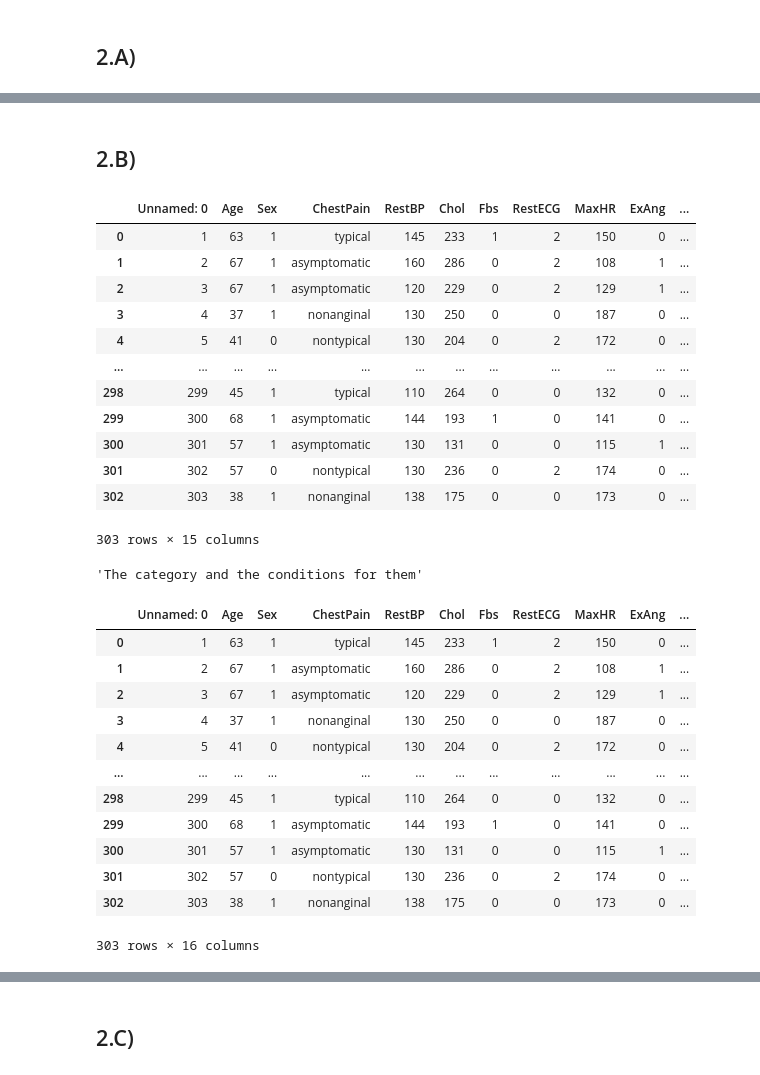
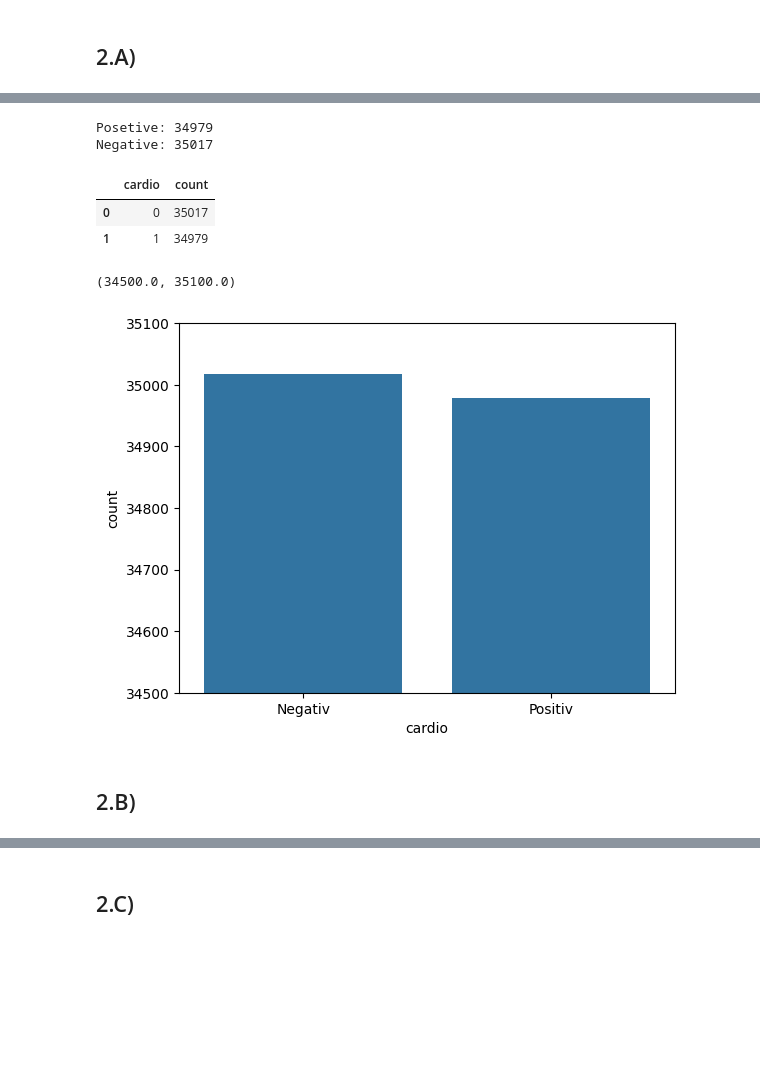
Before and after one commit to MiltonOberg/Artificial_Intelligence2-Milton-OPA23, a Jupyter notebook: Labb_1/labb_1.ipynb, the cells around one changed output, grey strips where cells are left out. Saved outputs shown, nothing was run; the diff lists cells and outputs as text; code cells hidden in the pictures; blank space fills up the shorter version.

```diff
--- a/Labb_1/labb_1.ipynb
+++ b/Labb_1/labb_1.ipynb
@@ -610,46 +608,24 @@ sns.countplot(df_heart, x= "AHD", hue="AHD")
+# %%
+cardio_negative= (df_cardio["cardio"]== 0).sum()
+cardio_posetive= (df_cardio["cardio"]== 1).sum()
+print(f"Posetive: {cardio_posetive}\nNegative: {cardio_negative}")
+# %% [output]
+Posetive: 34979
+Negative: 35017
+# %%
+cardio_counts = df_cardio['cardio'].value_counts().reset_index(name= "count")
+
+cardio_counts
+# %% [output]
+|  | cardio | count |
+| 0 | 0 | 35017 |
+| 1 | 1 | 34979 |
+# %%
+sns.barplot(data= cardio_counts, x= "cardio", y= "count")
+plt.xticks(ticks=[0, 1], labels=['Negativ', 'Positiv'])
+plt.ylim([34500, 35100])
+# %% [output]
+(34500.0, 35100.0)
+[figure, added]
 # %% [markdown]
 ## 2.B)
-# %%
-df_heart
-# %% [output]
-|  | Unnamed: 0 | Age | Sex | ChestPain | RestBP | Chol | Fbs | RestECG | MaxHR | ExAng | ... |
-| 0 | 1 | 63 | 1 | typical | 145 | 233 | 1 | 2 | 150 | 0 | ... |
-| 1 | 2 | 67 | 1 | asymptomatic | 160 | 286 | 0 | 2 | 108 | 1 | ... |
-| 2 | 3 | 67 | 1 | asymptomatic | 120 | 229 | 0 | 2 | 129 | 1 | ... |
-| 3 | 4 | 37 | 1 | nonanginal | 130 | 250 | 0 | 0 | 187 | 0 | ... |
-| 4 | 5 | 41 | 0 | nontypical | 130 | 204 | 0 | 2 | 172 | 0 | ... |
-| ... | ... | ... | ... | ... | ... | ... | ... | ... | ... | ... | ... |
-| 298 | 299 | 45 | 1 | typical | 110 | 264 | 0 | 0 | 132 | 0 | ... |
-| 299 | 300 | 68 | 1 | asymptomatic | 144 | 193 | 1 | 0 | 141 | 0 | ... |
-| 300 | 301 | 57 | 1 | asymptomatic | 130 | 131 | 0 | 0 | 115 | 1 | ... |
-| 301 | 302 | 57 | 0 | nontypical | 130 | 236 | 0 | 2 | 174 | 0 | ... |
-| 302 | 303 | 38 | 1 | nonanginal | 138 | 175 | 0 | 0 | 173 | 0 | ... |
-303 rows × 15 columns
-# %%
-categories=[
-    (df_heart["Chol"]< 200),
-    (df_heart["Chol"]>= 200) & (df_heart["Chol"]<= 240),
-    (df_heart["Chol"]> 240),
-]
-categories=["Low", "Normal", "High"]
-"""The category and the conditions for them"""
-# %% [output]
-'The category and the conditions for them'
-# %%
-df_heart['Category'] = pd.cut(df_heart['Chol'], bins=[0, 199, 239, float('inf')], labels=categories, right=False) # Inplementing the categories with pd cut
-category_counts = df_heart['Category'].value_counts()
-df_heart
-# %% [output]
-|  | Unnamed: 0 | Age | Sex | ChestPain | RestBP | Chol | Fbs | RestECG | MaxHR | ExAng | ... |
-| 0 | 1 | 63 | 1 | typical | 145 | 233 | 1 | 2 | 150 | 0 | ... |
-| 1 | 2 | 67 | 1 | asymptomatic | 160 | 286 | 0 | 2 | 108 | 1 | ... |
-| 2 | 3 | 67 | 1 | asymptomatic | 120 | 229 | 0 | 2 | 129 | 1 | ... |
-| 3 | 4 | 37 | 1 | nonanginal | 130 | 250 | 0 | 0 | 187 | 0 | ... |
-| 4 | 5 | 41 | 0 | nontypical | 130 | 204 | 0 | 2 | 172 | 0 | ... |
-| ... | ... | ... | ... | ... | ... | ... | ... | ... | ... | ... | ... |
-| 298 | 299 | 45 | 1 | typical | 110 | 264 | 0 | 0 | 132 | 0 | ... |
-| 299 | 300 | 68 | 1 | asymptomatic | 144 | 193 | 1 | 0 | 141 | 0 | ... |
-| 300 | 301 | 57 | 1 | asymptomatic | 130 | 131 | 0 | 0 | 115 | 1 | ... |
-| 301 | 302 | 57 | 0 | nontypical | 130 | 236 | 0 | 2 | 174 | 0 | ... |
-| 302 | 303 | 38 | 1 | nonanginal | 138 | 175 | 0 | 0 | 173 | 0 | ... |
-303 rows × 16 columns
```
Also changed, not shown: parts of 9 cells of this notebook.
